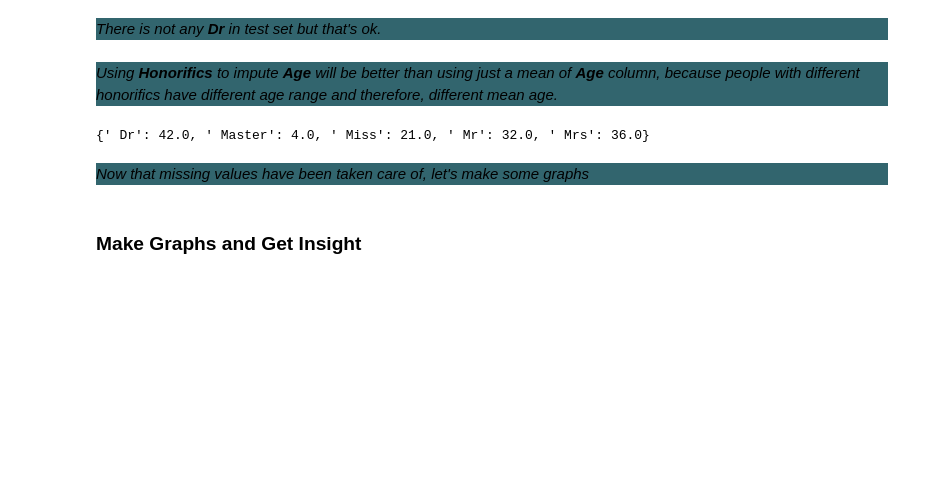
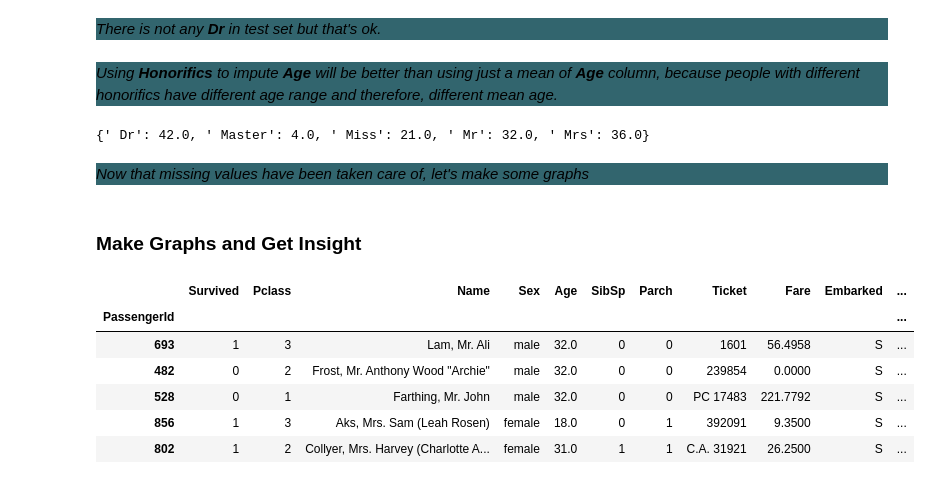
Before and after one commit to GiorgiChkhitunidze/Would-you-survive-sinking-of-the-Titanic, a Jupyter notebook: main.ipynb, the cells around one changed output. Saved outputs shown, nothing was run; the diff lists cells and outputs as text; code cells hidden in the pictures; blank space fills up the shorter version.

```diff
--- a/main.ipynb
+++ b/main.ipynb
@@ -163,0 +162,10 @@ sns.
+# %%
+train_df.head()
+# %% [output]
+|  | Survived | Pclass | Name | Sex | Age | SibSp | Parch | Ticket | Fare | Embarked | ... |
+| PassengerId |  |  |  |  |  |  |  |  |  |  | ... |
+| 693 | 1 | 3 | Lam, Mr. Ali | male | 32.0 | 0 | 0 | 1601 | 56.4958 | S | ... |
+| 482 | 0 | 2 | Frost, Mr. Anthony Wood "Archie" | male | 32.0 | 0 | 0 | 239854 | 0.0000 | S | ... |
+| 528 | 0 | 1 | Farthing, Mr. John | male | 32.0 | 0 | 0 | PC 17483 | 221.7792 | S | ... |
+| 856 | 1 | 3 | Aks, Mrs. Sam (Leah Rosen) | female | 18.0 | 0 | 1 | 392091 | 9.3500 | S | ... |
+| 802 | 1 | 2 | Collyer, Mrs. Harvey (Charlotte A... | female | 31.0 | 1 | 1 | C.A. 31921 | 26.2500 | S | ... |
```
Also changed, not shown: parts of 2 cells of this notebook.
